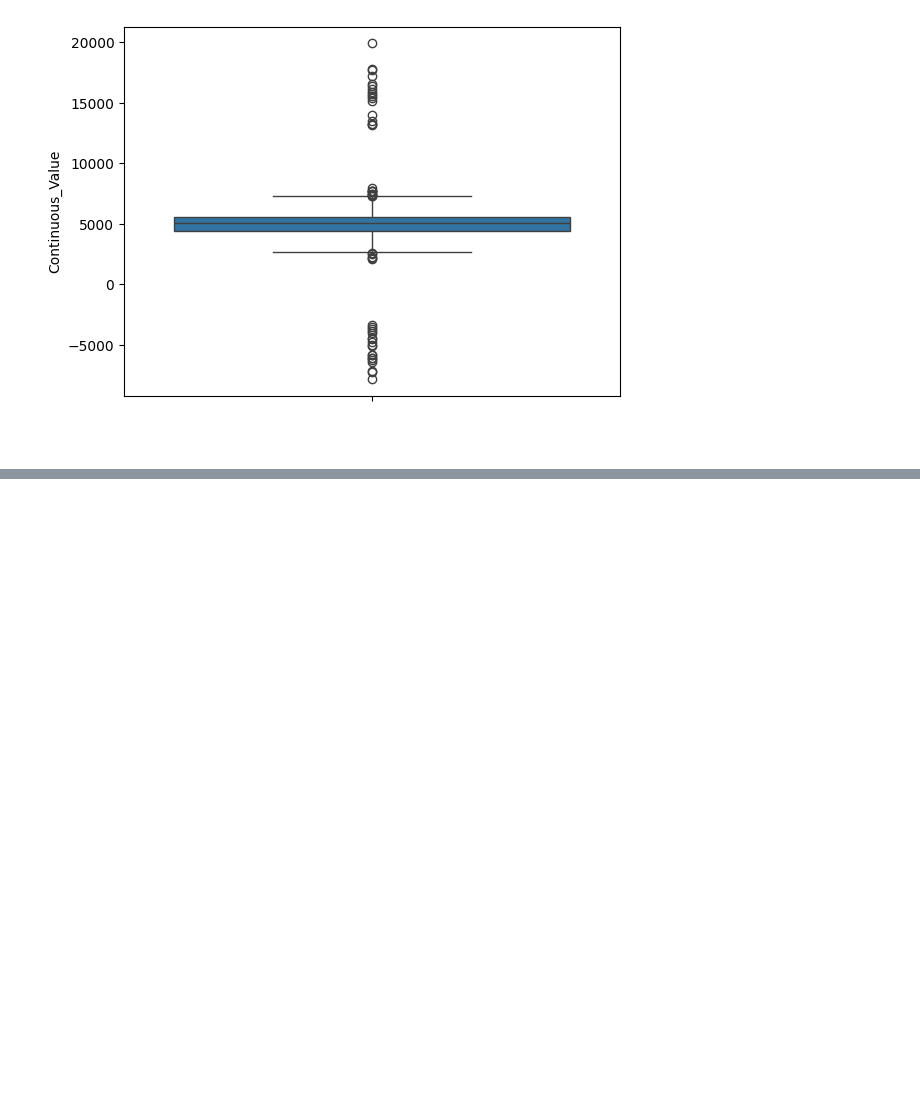
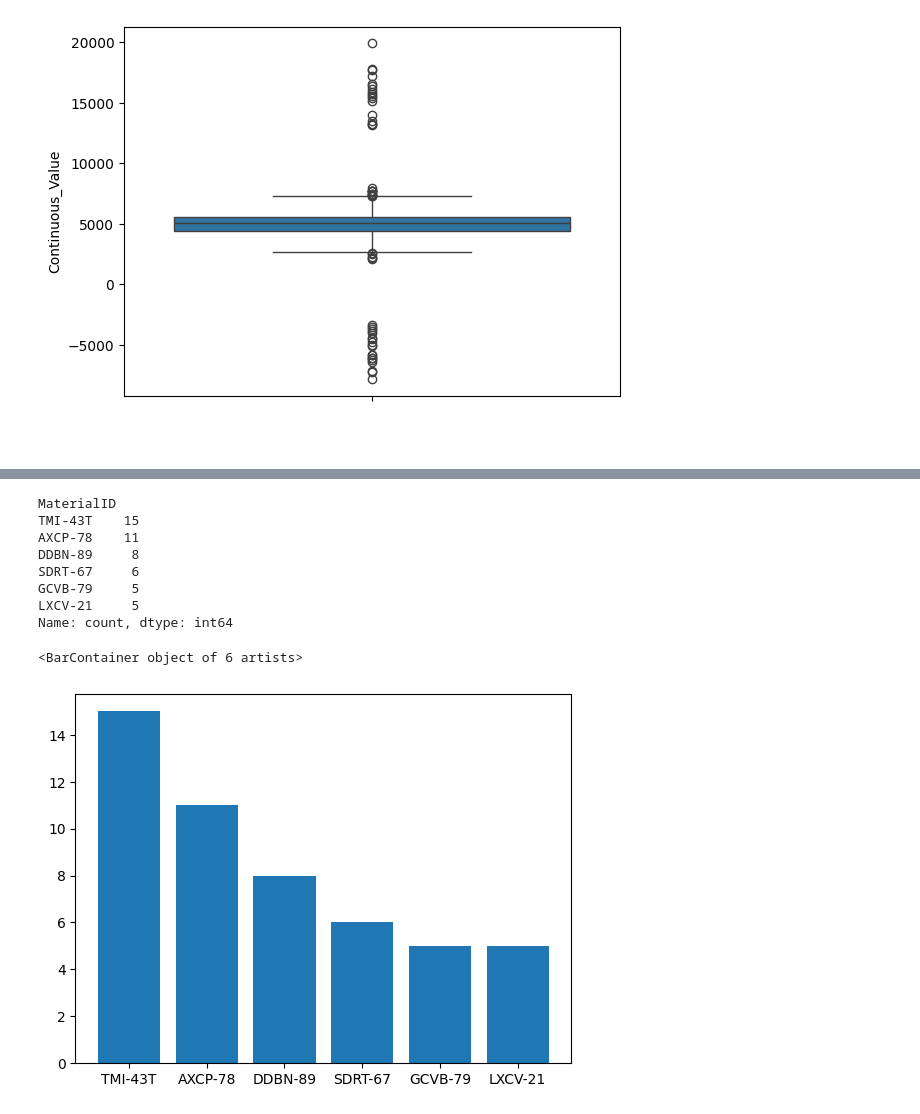
Before and after one commit to devdatta1429/BDA_Assignments, a Jupyter notebook: Stats/Day_7_stats_25_05.ipynb, the cells around one changed output, grey strips where cells are left out. Cells and saved outputs as stored; diff of their text form; code cells hidden in the pictures; blank space fills up the shorter version.

```diff
--- a/Stats/Day_7_stats_25_05.ipynb
+++ b/Stats/Day_7_stats_25_05.ipynb
@@ -549,0 +570,3 @@ from pylab import plot, show, title, xlabel ,ylabel
+# %%
+df  = pd.read_excel('/content/drive/MyDrive/CDAC_DataBook.xlsx' , sheet_name ='ERPData')
+df.head()
@@ -549,0 +580,17 @@ from pylab import plot, show, title, xlabel ,ylabel
+# %%
+df1 = df.MaterialID.value_counts()
+print(df1)
+
+
+plt.bar(df1.index, df1)
+# %% [output]
+MaterialID
+TMI-43T    15
+AXCP-78    11
+DDBN-89     8
+SDRT-67     6
+GCVB-79     5
+LXCV-21     5
+Name: count, dtype: int64
+<BarContainer object of 6 artists>
+[figure, added]
```
Also changed, not shown: parts of 17 cells of this notebook.
